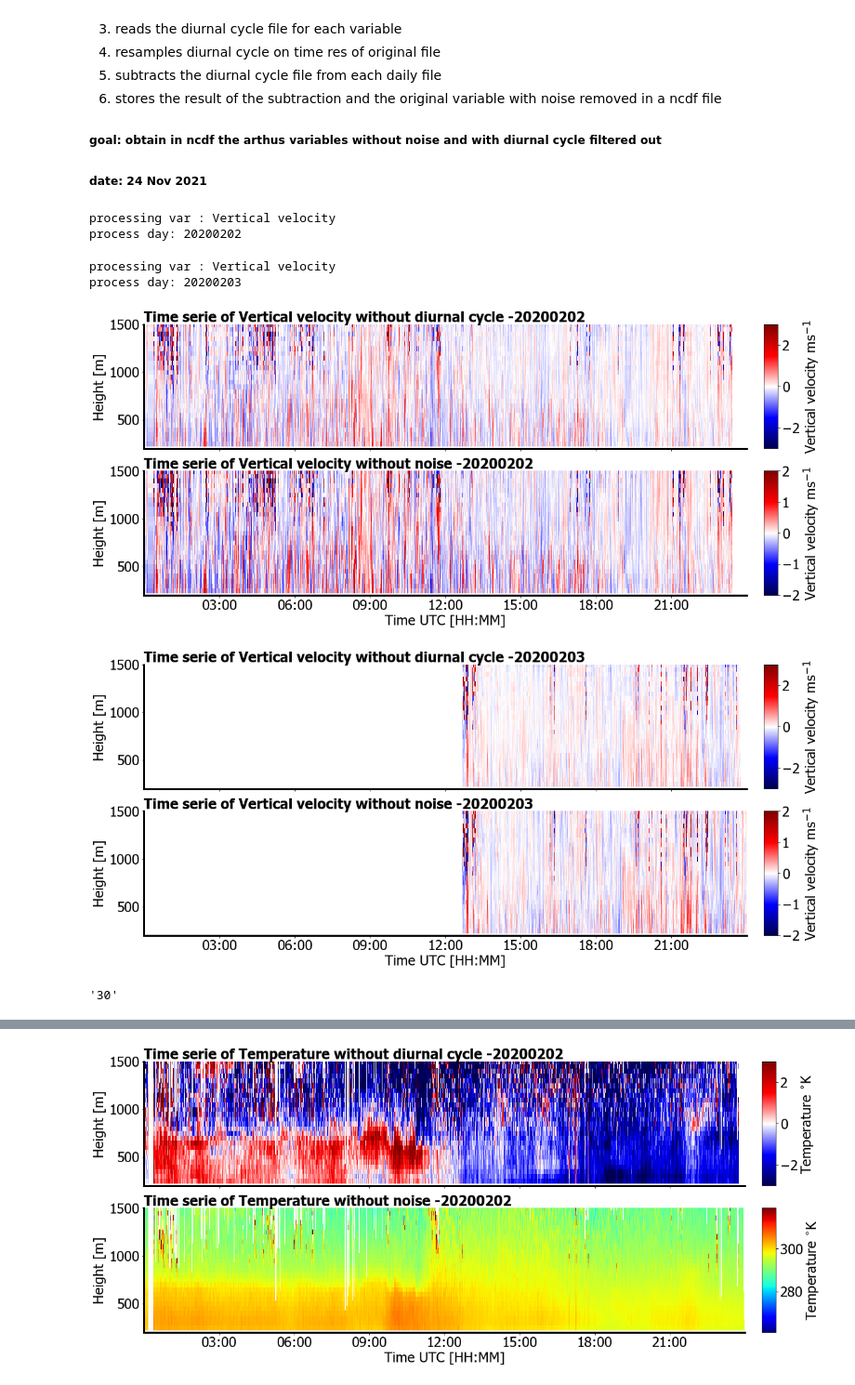
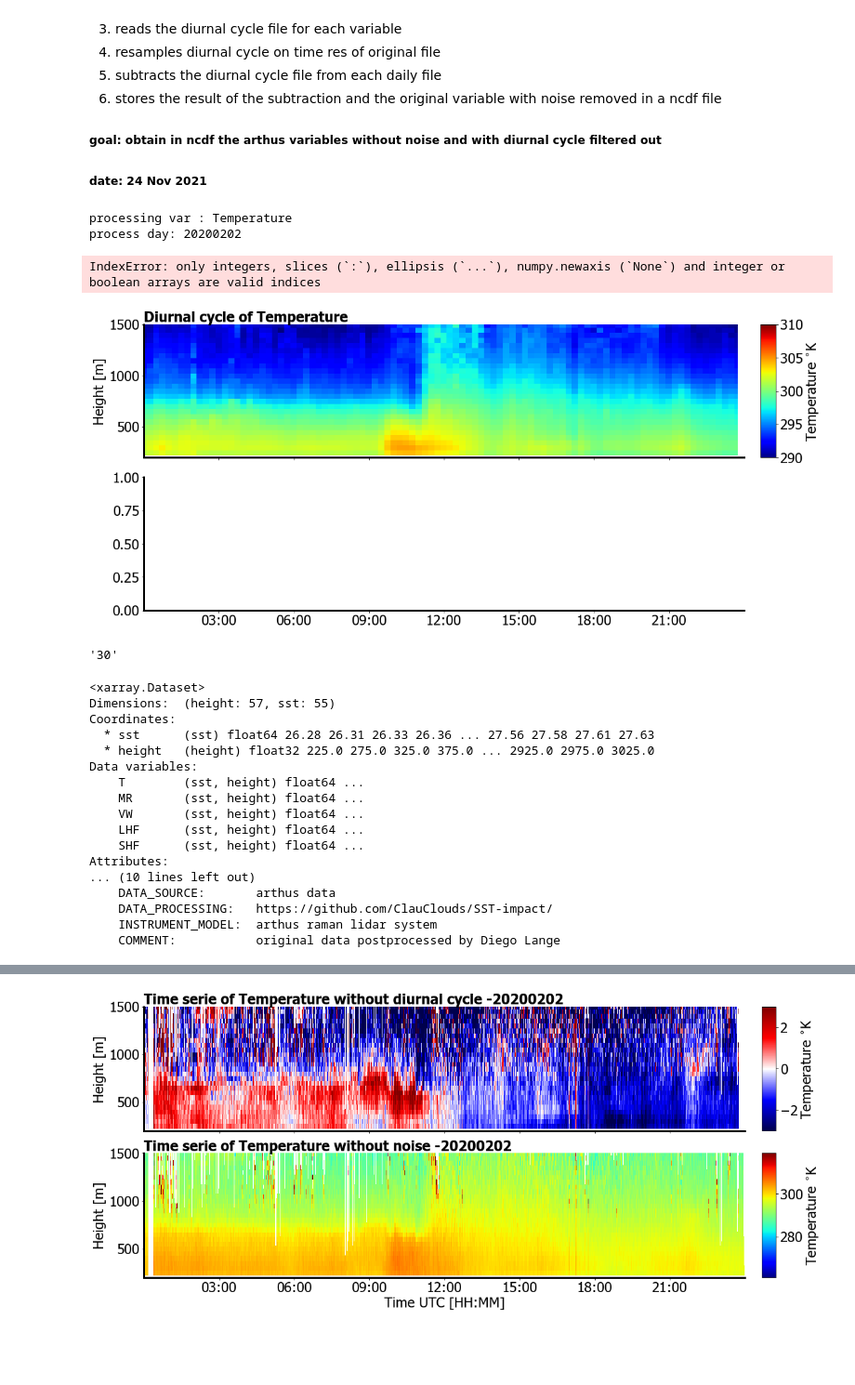
Before and after one commit to ClauClouds/SST-impact, a Jupyter notebook: remove_diurnal_cycle_from_arthus_data.ipynb, the cells around one changed output, grey strips where cells are left out. Shown at 93% size. Cells and saved outputs as stored; diff of their text form; code cells hidden in the pictures; blank space fills up the shorter version.

Commit message:
code to remove diurnal cycle from arthus data
output is stored as ncdf

```diff
--- a/remove_diurnal_cycle_from_arthus_data.ipynb
+++ b/remove_diurnal_cycle_from_arthus_data.ipynb
@@ -193,7 +193,7 @@ def f_clean_lidar_signal_from_noise_v2(arthus_files, dict_var, noise_mask_file):
 
     return(arthus_data_interp)
 # %%
-dict_var = VW_dict
+dict_var = T_dict
 noise_mask_file = '/Volumes/Extreme SSD/work/006_projects/001_Prec_Trade_Cycle/arthus_data/noise_mask.nc'
 data_path = '/Volumes/Extreme SSD/work/006_projects/001_Prec_Trade_Cycle/arthus_data/'+dict_var['var_name']+'/'
 arthus_files = np.sort(glob.glob(data_path+'*.cdf'))[5:7]
@@ -209,7 +209,7 @@ for i_file in range(len(arthus_files)):
     print('process day: '+date)
 
     # filtering the original data from noise
-    arthus_no_noise = f_clean_lidar_signal_from_noise(file, dict_var, noise_mask_file)
+    arthus_no_noise = f_clean_lidar_signal_from_noise_v2(file, dict_var, noise_mask_file)
 
 
     # read diurnal cycle file
@@ -253,16 +253,16 @@ for i_file in range(len(arthus_files)):
     axs[0].spines["bottom"].set_linewidth(3)
     axs[0].spines["left"].set_linewidth(3)
     grid=True
-    mesh1 = axs[0].pcolormesh(arthus_no_noise['Time'].values, d_cycle['Height'].values, \
-                                 var_no_dc.T, vmin=-3., \
-                                 vmax=3., cmap='seismic', rasterized=True)
+    mesh1 = axs[0].pcolormesh(d_cycle_arthus['Time'].values, d_cycle['Height'].values, \
+                                 d_cycle_arthus['diurnal_cycle'].values.T, vmin=290., \
+                                 vmax=310., cmap='jet', rasterized=True)
     cbar = fig2.colorbar(mesh1, ax=axs[0], label=dict_var['var_string']+dict_var['var_units'], \
                             location='right', aspect=20, use_gridspec=grid)
 
 
     axs[0].set_ylabel('Height [m]')
     axs[0].xaxis.set_major_formatter(mdates.DateFormatter("%H:%M"))
-    axs[0].text(0, 1.02, 'Time serie of '+dict_var['var_string']+' without diurnal cycle -'+date, \
+    axs[0].text(0, 1.02, 'Diurnal cycle of '+dict_var['var_string'], \
                 fontweight='black', transform=axs[0].transAxes)
     axs[0].set_ylim(200., 1500.)
 
@@ -271,20 +271,20 @@ for i_file in range(len(arthus_files)):
     axs[1].spines["bottom"].set_linewidth(3)
     axs[1].spines["left"].set_linewidth(3)
     grid=True
-    mesh1 = axs[1].pcolormesh(arthus_no_noise['Time'].values, d_cycle['Height'].values, \
-                                 arthus_no_noise['Product'].values.T, vmin=dict_var['var_min'], \
-                                 vmax=dict_var['var_max'], cmap=dict_var['cmap'], rasterized=True)
-    cbar = fig2.colorbar(mesh1, ax=axs[1], label=dict_var['var_string']+dict_var['var_units'], \
+    mesh1 = axs[1].pcolormesh(var_no_dc['Time'].values, var_no_dc['Height'].values, \
+                                 var_no_dc.T, vmin=-3., \
+                                 vmax=3., cmap=dict_var['cmap'], rasterized=True)
+    cbar = fig2.colorbar(mesh1, ax=axs[1], label='$\Delta$'+dict_var['var_string']+dict_var['var_units'], \
                             location='right', aspect=20, use_gridspec=grid)
 
 
     axs[1].set_ylabel('Height [m]')
     axs[1].xaxis.set_major_formatter(mdates.DateFormatter("%H:%M"))
-    axs[1].text(0, 1.02, 'Time serie of '+dict_var['var_string']+' without noise -'+date, \
+    axs[1].text(0, 1.02, 'Time serie of '+dict_var['var_string']+' without diurnal cycle -'+date, \
                 fontweight='black', transform=axs[1].transAxes)
     axs[1].set_ylim(200., 1500.)
     axs[1].set_xlabel('Time UTC [HH:MM]')
-    fig2.savefig(path_out_plots+'{var_name}_'+date+'overview_anomaly_dc_no_noise.png'.format(**dict_var))
+    fig2.savefig(path_out_plots+'{var_name}_'+date+'overview_anomaly_dc.png'.format(**dict_var))
 
 
 
@@ -295,38 +295,36 @@ for i_file in range(len(arthus_files)):
 
     var_nodc          = xr.DataArray(dims=dims, coords=coords, data=var_no_dc,
                              attrs={'long_name':dict_var['var_string']+' without diurnal cycle',
                                     'units':''})
     var_no_noise      = xr.DataArray(dims=dims, coords=coords, data=arthus_no_noise['Product'].values,
                              attrs={'long_name':dict_var['var_string']+' with noise removed',
                                     'units':dict_var['var_units']})
 
     variables         = {'product_no_diurnal_cycle':var_nodc,
                                      'product_no_noise':var_no_noise}
     global_attributes = {'CREATED_BY'       : 'Claudia Acquistapace',
                         'CREATED_ON'       :  str(datetime.now()),
                         'FILL_VALUE'       :  'NaN',
                         'PI_NAME'          : 'Claudia Acquistapace',
                         'PI_AFFILIATION'   : 'University of Cologne (UNI), Germany',
                         'PI_ADDRESS'       : 'Institute for geophysics and meteorology, Pohligstrasse 3, 50969 Koeln',
                         'PI_MAIL'          : 'cacquist@meteo.uni-koeln.de',
                         'DATA_DESCRIPTION' : dict_var['var_string']+'with the diurnal cycle removed from the data',
                         'DATA_DISCIPLINE'  : 'Atmospheric Physics - Remote Sensing Lidar Profiler',
                         'DATA_GROUP'       : 'Experimental;Profile;Moving',
                         'DATA_SOURCE'      : 'arthus data',
                         'DATA_PROCESSING'  : 'https://github.com/ClauClouds/SST-impact/',
                         'INSTRUMENT_MODEL' : 'arthus raman lidar system',
                          'COMMENT'         : 'original data postprocessed by Diego Lange' }
     dataset    = xr.Dataset(data_vars = variables,
                                       coords = coords,
                                        attrs = global_attributes)
     dataset.to_netcdf('/Volumes/Extreme SSD/work/006_projects/001_Prec_Trade_Cycle/arthus_data/post_processed_clau/'+dict_var['var_name']+'_'+date+'.nc')
 # %% [output]
-processing var : Vertical velocity
+processing var : Temperature
 process day: 20200202
-processing var : Vertical velocity
-process day: 20200203
+IndexError: only integers, slices (`:`), ellipsis (`...`), numpy.newaxis (`None`) and integer or boolean arrays are valid indices
-[figure, old version]
+[figure, new version]
-[figure, removed]
 # %%
 # %% [output]
 '30'
@@ -352,3 +350,25 @@ d_cycle_arthus = d_cycle.interp(Time=arthus_no_noise['Time'].values, method='nea
 
 # subtracting diurnal cycle from arthus variable
 var_no_dc = arthus_no_noise['Product'].values - d_cycle_arthus['diurnal_cycle'].values
+# %%
+# read sst binned file to create plot
+sst_binned_data = xr.open_dataset('/Volumes/Extreme SSD/work/006_projects/001_Prec_Trade_Cycle/arthus_data/post_processed_clau/arthus_binned_sst.nc')
+sst_binned_data
+# %% [output]
+<xarray.Dataset>
+Dimensions:  (height: 57, sst: 55)
+Coordinates:
+  * sst      (sst) float64 26.28 26.31 26.33 26.36 ... 27.56 27.58 27.61 27.63
+  * height   (height) float32 225.0 275.0 325.0 375.0 ... 2925.0 2975.0 3025.0
+Data variables:
+    T        (sst, height) float64 ...
+    MR       (sst, height) float64 ...
+    VW       (sst, height) float64 ...
+    LHF      (sst, height) float64 ...
+    SHF      (sst, height) float64 ...
+Attributes:
+... (10 lines left out)
+    DATA_SOURCE:       arthus data
+    DATA_PROCESSING:   https://github.com/ClauClouds/SST-impact/
+    INSTRUMENT_MODEL:  arthus raman lidar system
+    COMMENT:           original data postprocessed by Diego Lange
```
Also changed, not shown: parts of 3 cells of this notebook.
